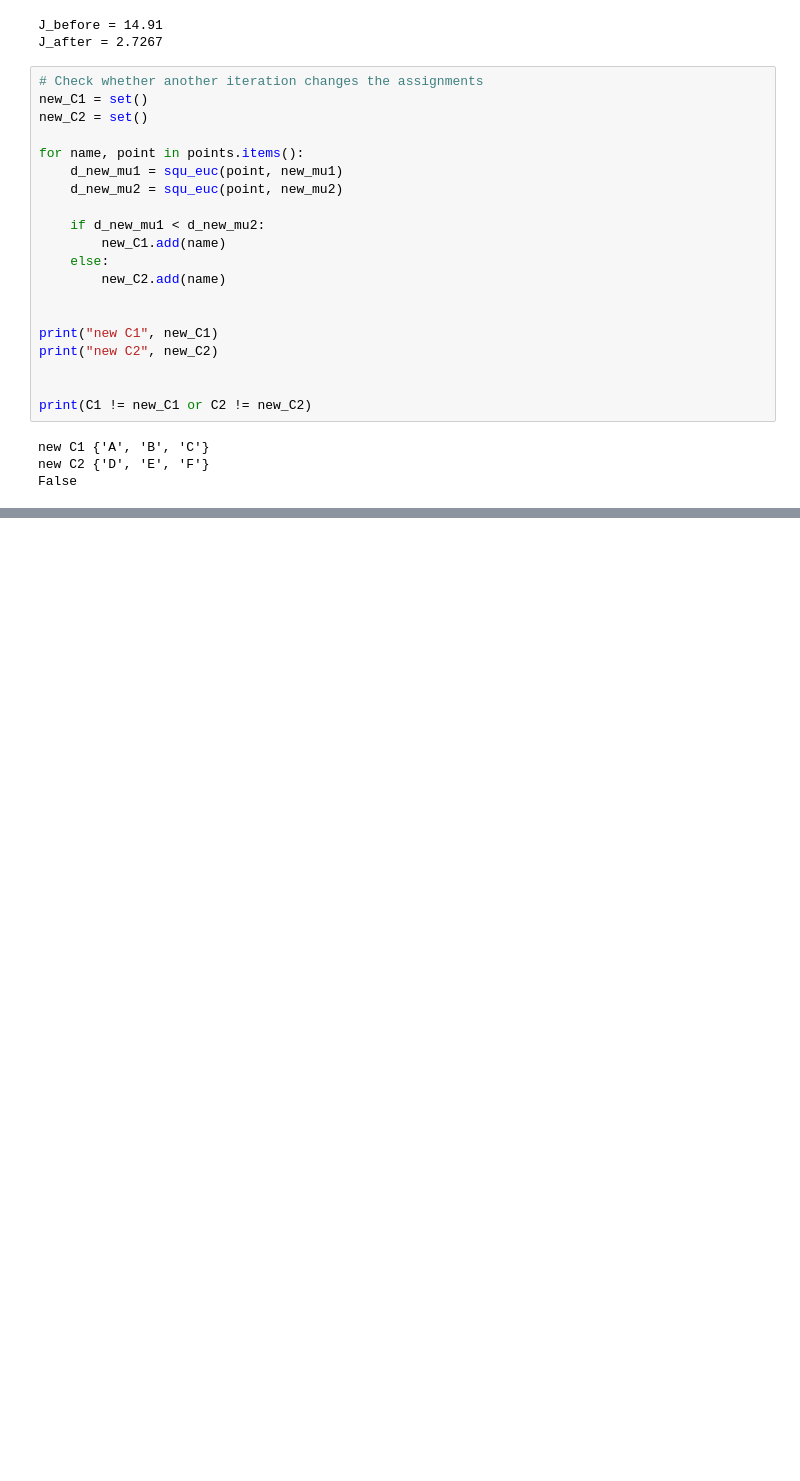
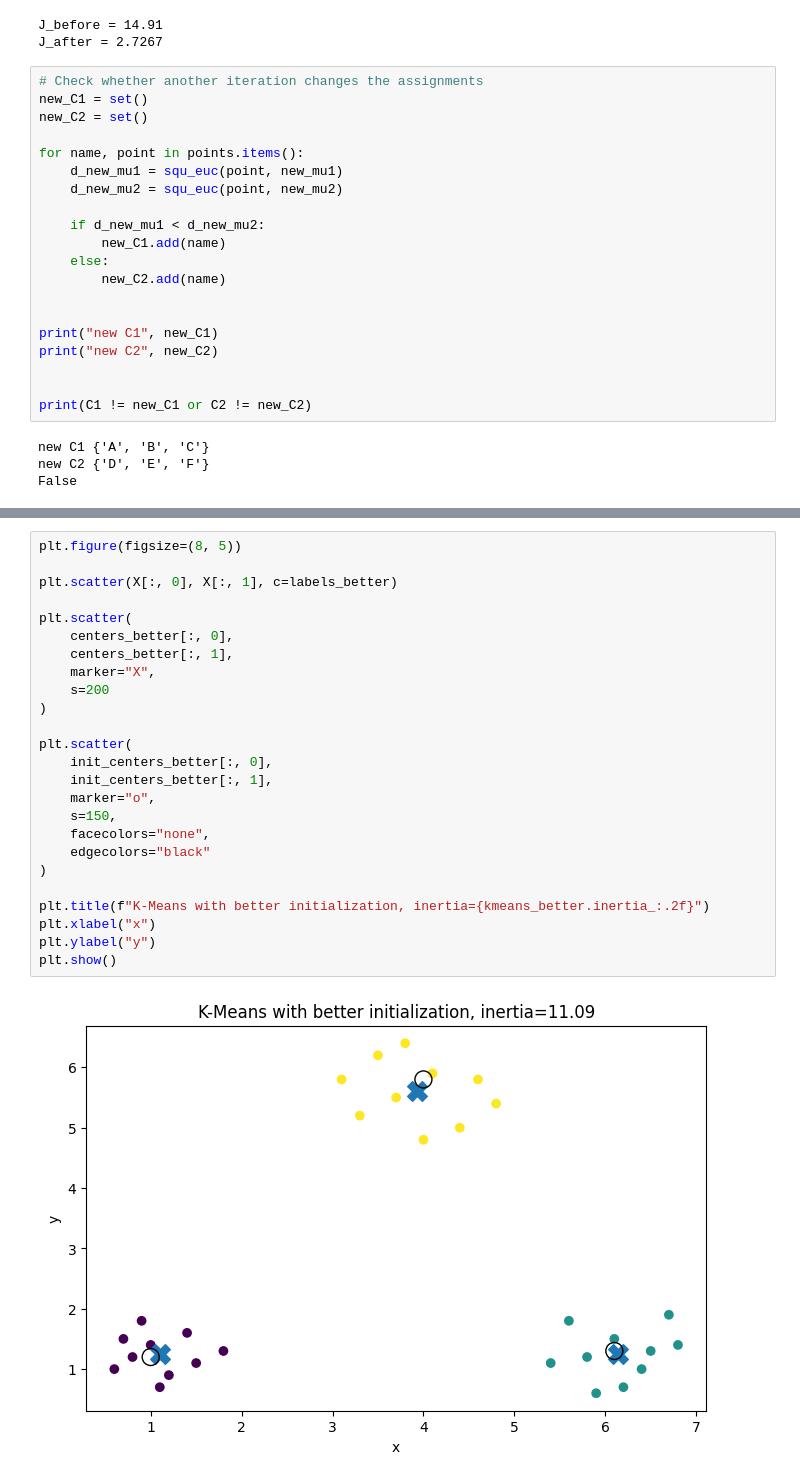
Before and after one commit to al102030/Introduction-to-the-Machine-Learning-and-Big-Data-Practice, a Jupyter notebook: 1.ipynb, the cells around one changed output, grey strips where cells are left out. Cells and saved outputs as stored; diff of their text form; blank space fills up the shorter version.

```diff
--- a/1.ipynb
+++ b/1.ipynb
@@ -307,0 +439,27 @@ False
+# %%
+plt.figure(figsize=(8, 5))
+
+plt.scatter(X[:, 0], X[:, 1], c=labels_better)
+
+plt.scatter(
+    centers_better[:, 0],
+    centers_better[:, 1],
+    marker="X",
+    s=200
+)
+
+plt.scatter(
+    init_centers_better[:, 0],
+    init_centers_better[:, 1],
+    marker="o",
+    s=150,
+    facecolors="none",
+    edgecolors="black"
+)
+
+plt.title(f"K-Means with better initialization, inertia={kmeans_better.inertia_:.2f}")
+plt.xlabel("x")
+plt.ylabel("y")
+plt.show()
+# %% [output]
+[figure, added]
```
Also changed, not shown: parts of 9 cells of this notebook, 1 other file.
